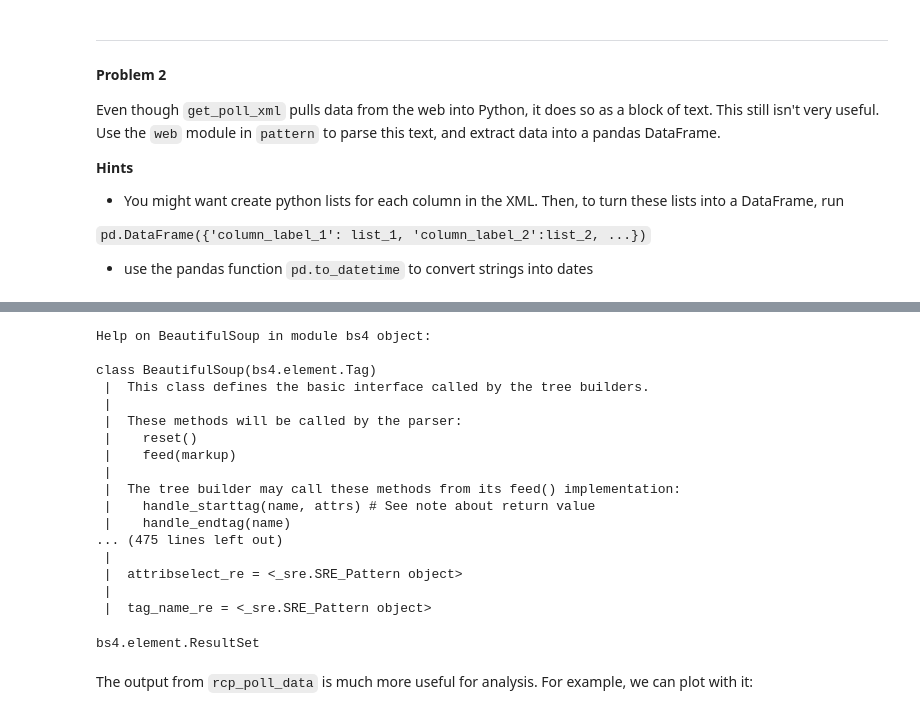
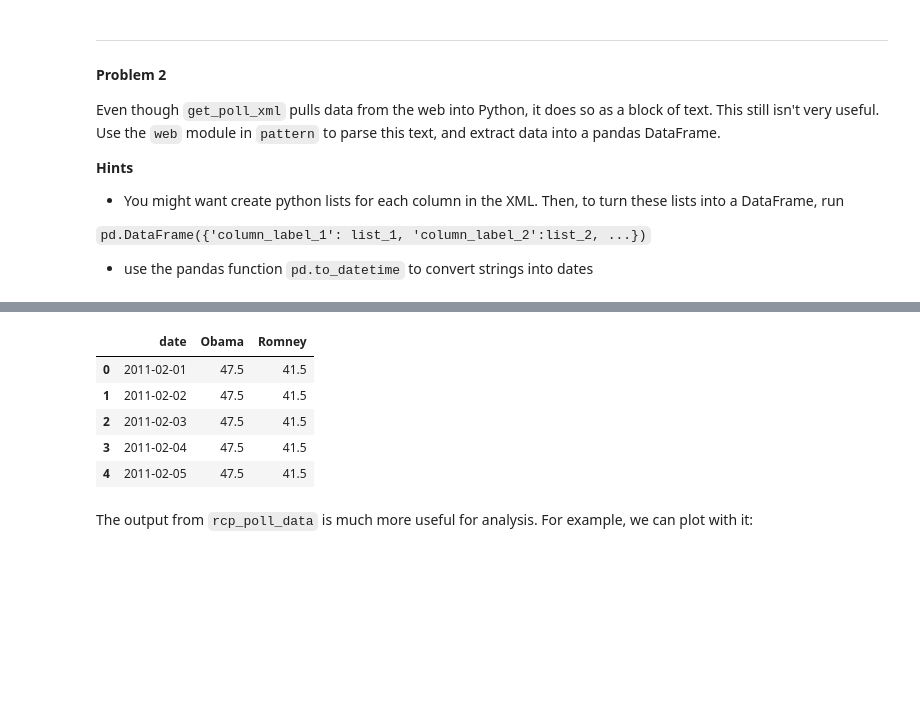
Before and after one commit to 234quix/cs109, a Jupyter notebook: content/HW1.ipynb, the cells around one changed output, grey strips where cells are left out. Saved outputs shown, nothing was run; the diff lists cells and outputs as text; code cells hidden in the pictures; blank space fills up the shorter version.

```diff
--- a/content/HW1.ipynb
+++ b/content/HW1.ipynb
@@ -372,28 +280,13 @@ print soup.prettify()
-# %%
-help(soup)
-# %% [output]
-Help on BeautifulSoup in module bs4 object:
-
-class BeautifulSoup(bs4.element.Tag)
- |  This class defines the basic interface called by the tree builders.
- |
- |  These methods will be called by the parser:
- |    reset()
- |    feed(markup)
- |
- |  The tree builder may call these methods from its feed() implementation:
- |    handle_starttag(name, attrs) # See note about return value
- |    handle_endtag(name)
-... (475 lines left out)
- |
- |  attribselect_re = <_sre.SRE_Pattern object>
- |
- |  tag_name_re = <_sre.SRE_Pattern object>
-# %%
-data = soup.find_all('series')
-type(data)
-# %% [output]
-bs4.element.ResultSet
+# %%
+result = rcp_poll_data(xml)
+result.head()
+# %% [output]
+|  | date | Obama | Romney |
+| 0 | 2011-02-01 | 47.5 | 41.5 |
+| 1 | 2011-02-02 | 47.5 | 41.5 |
+| 2 | 2011-02-03 | 47.5 | 41.5 |
+| 3 | 2011-02-04 | 47.5 | 41.5 |
+| 4 | 2011-02-05 | 47.5 | 41.5 |
 # %% [markdown]
 The output from `rcp_poll_data` is much more useful for analysis. For example, we can plot with it:
 # %%
```
Also changed, not shown: parts of 16 cells of this notebook.
